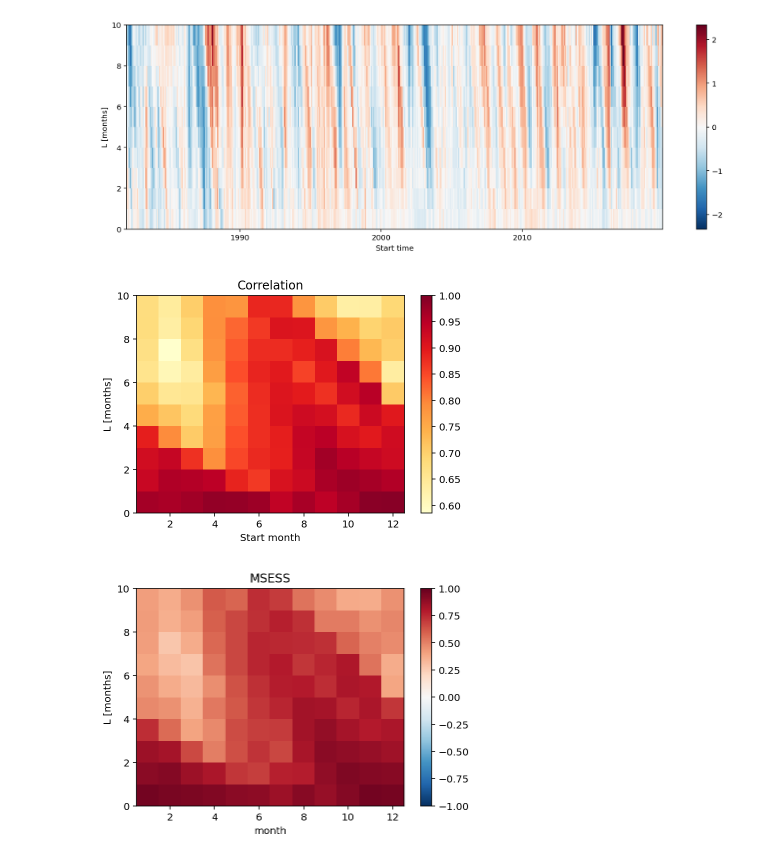
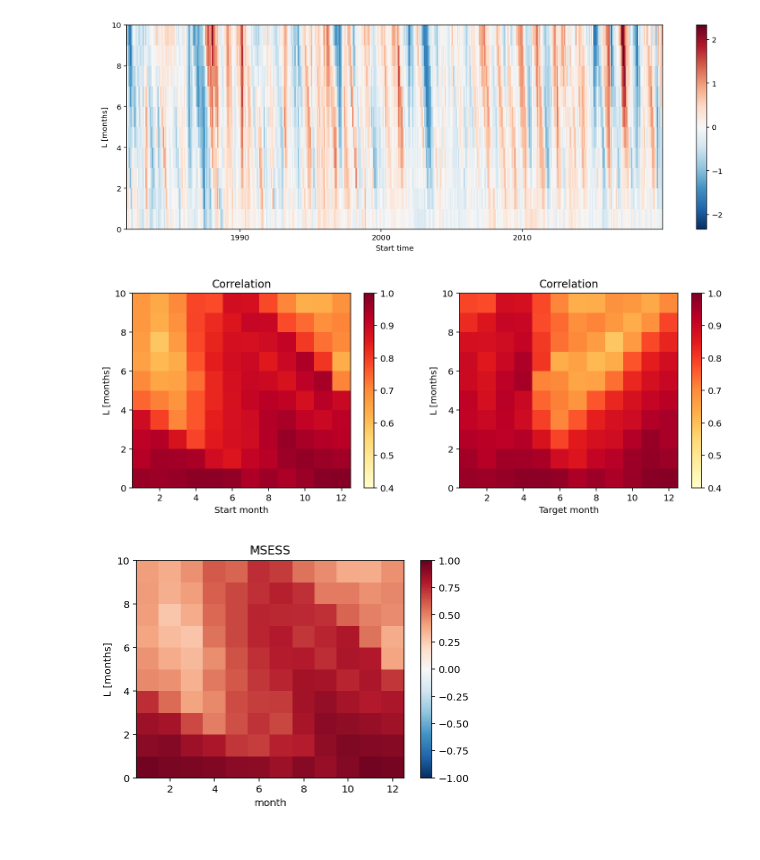
Before and after one commit to mktippett/ENSO-math, a Jupyter notebook: DataLab-10.ipynb, the cells around one changed output. Cells and saved outputs as stored; diff of their text form; code cells hidden in the pictures.

```diff
--- a/DataLab-10.ipynb
+++ b/DataLab-10.ipynb
@@ -1008,15 +1008,25 @@ oa[n1:, :] = o[n1:, :].groupby('S.month') - oc99_10
 # %%
 # Compute anomaly correlation as function of start and lead using groupby
 ac = (fa*oa).groupby("S.month").mean("S")/fa.groupby("S.month").std("S")/o.groupby("S.month").std("S")
 
-fig, ax = plt.subplots(figsize = (6, 4))
-ac.plot(x="month", y="L", cmap=plt.cm.YlOrRd, vmax=1.0, ax = ax);
+fig, axs = plt.subplots(1, 2, figsize = (12, 4))
+
+ax = axs[0]
+ac.plot(x="month", y="L", cmap=plt.cm.YlOrRd, vmin = 0.4, vmax=1.0, ax = ax);
 ax.set_title('Correlation');
 ax.set_xlabel('Start month');
 
+ac_target = ac.copy()
+for ii in range(0, 10):
+    ac_target[:, ii] = np.roll(ac[:, ii].values, ii)
+
+ax = axs[1]
+ac_target.plot(x="month", y="L", cmap=plt.cm.YlOrRd, vmin = 0.4, vmax=1.0, ax = ax);
+ax.set_title('Correlation');
+ax.set_xlabel('Target month');
 fig.set_facecolor("white")
 # %% [output]
-[figure, old version]
+[figure, new version]
 # %%
 msess = 1 - ((fa-oa)**2).groupby("S.month").mean("S")/oa.groupby("S.month").var("S")
 msess.plot(x="month",y="L", cmap='RdBu_r', vmin = -1, vmax = 1);
```
Also changed, not shown: parts of 10 cells of this notebook.
